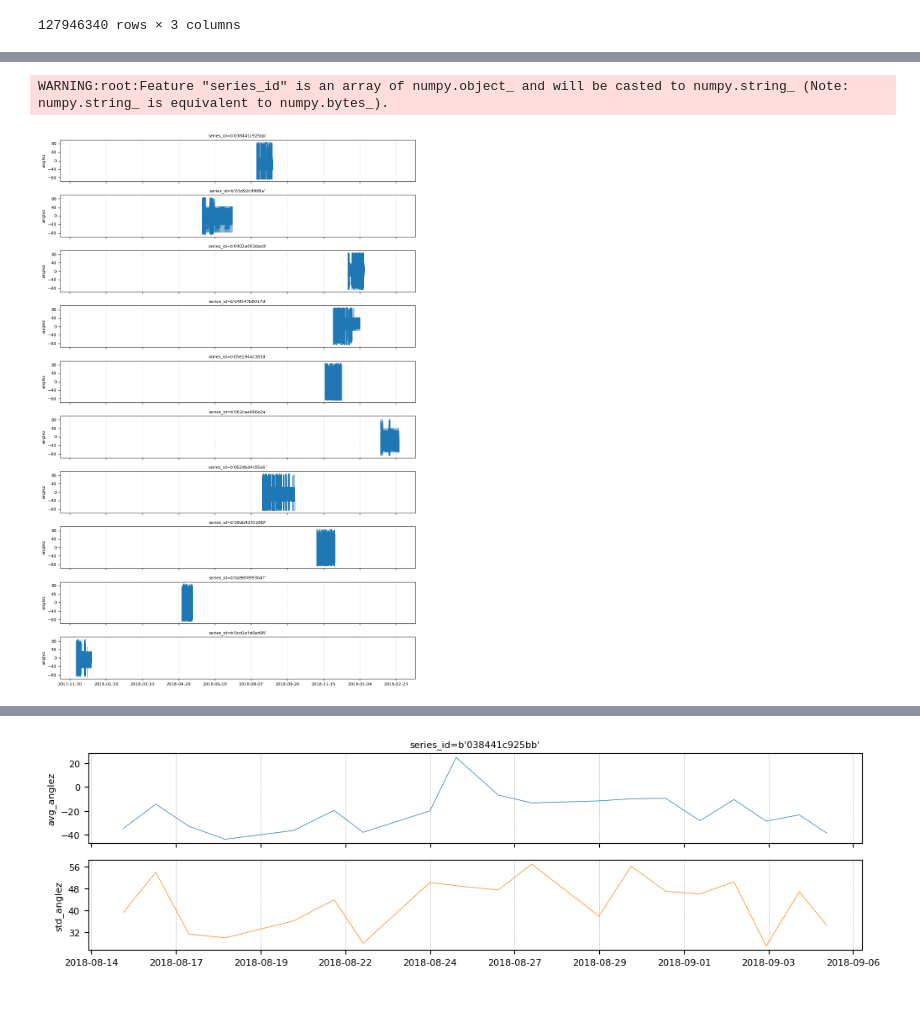
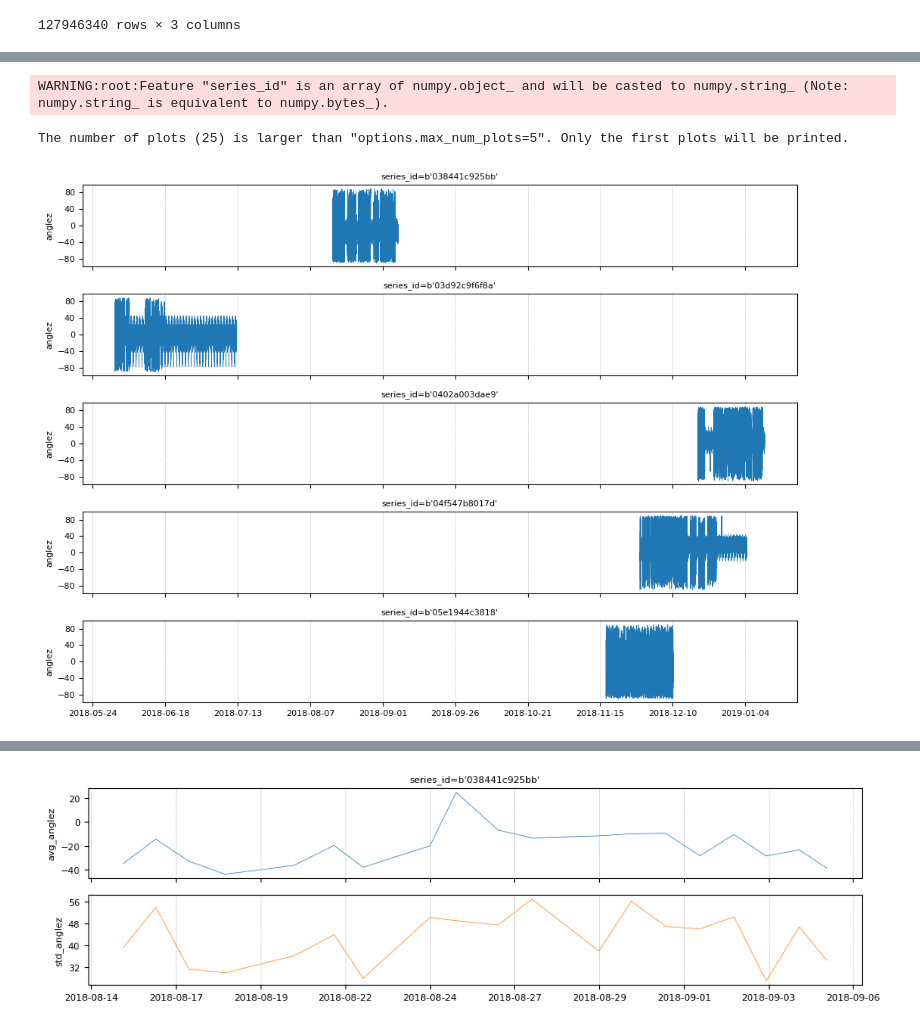
Before and after one commit to tryolabs/temporian-examples, a Jupyter notebook: examples/child_mind_institute.ipynb, the cells around one changed output, grey strips where cells are left out. Saved outputs shown, nothing was run; the diff lists cells and outputs as text; code cells hidden in the pictures.

```diff
--- a/examples/child_mind_institute.ipynb
+++ b/examples/child_mind_institute.ipynb
@@ -45,6 +56,6 @@ df_sig
 # %%
-# Filter data to use in the example
-ids = df_ev["series_id"].unique()[:10]
+# Filter data to use in the benchmarks
+ids = df_ev["series_id"].unique()[:25]
 
 df_events = df_ev[df_ev["series_id"].isin(ids) & df_ev["timestamp"].notnull()]
 df_signals = df_sig[df_sig["series_id"].isin(ids) & df_sig["timestamp"].notnull()]
@@ -83,8 +62,9 @@ df_signals
 # %%
 sig_evset = tp.from_pandas(df_signals[["series_id", "timestamp", "anglez"]], indexes=["series_id"])
-sig_evset.plot()
+sig_evset.plot(max_num_plots=5)
 # %% [output]
 WARNING:root:Feature "series_id" is an array of numpy.object_ and will be casted to numpy.string_ (Note: numpy.string_ is equivalent to numpy.bytes_).
+The number of plots (25) is larger than "options.max_num_plots=5". Only the first plots will be printed.
-[figure, old version]
+[figure, new version]
 # %%
 events_evset = tp.from_pandas(df_events[["series_id", "event", "timestamp"]], indexes=["series_id"])
```
Also changed, not shown: parts of 17 cells of this notebook.
